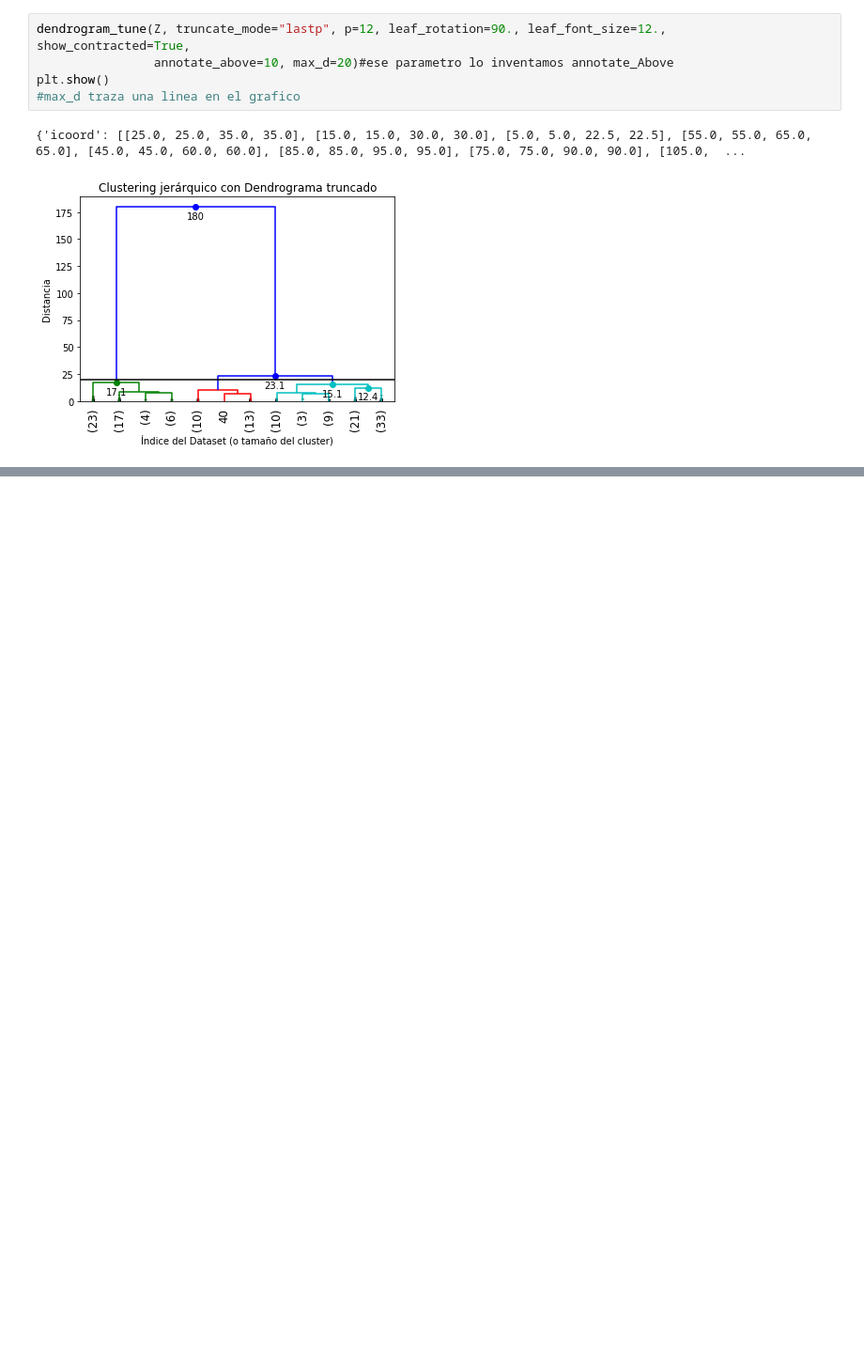
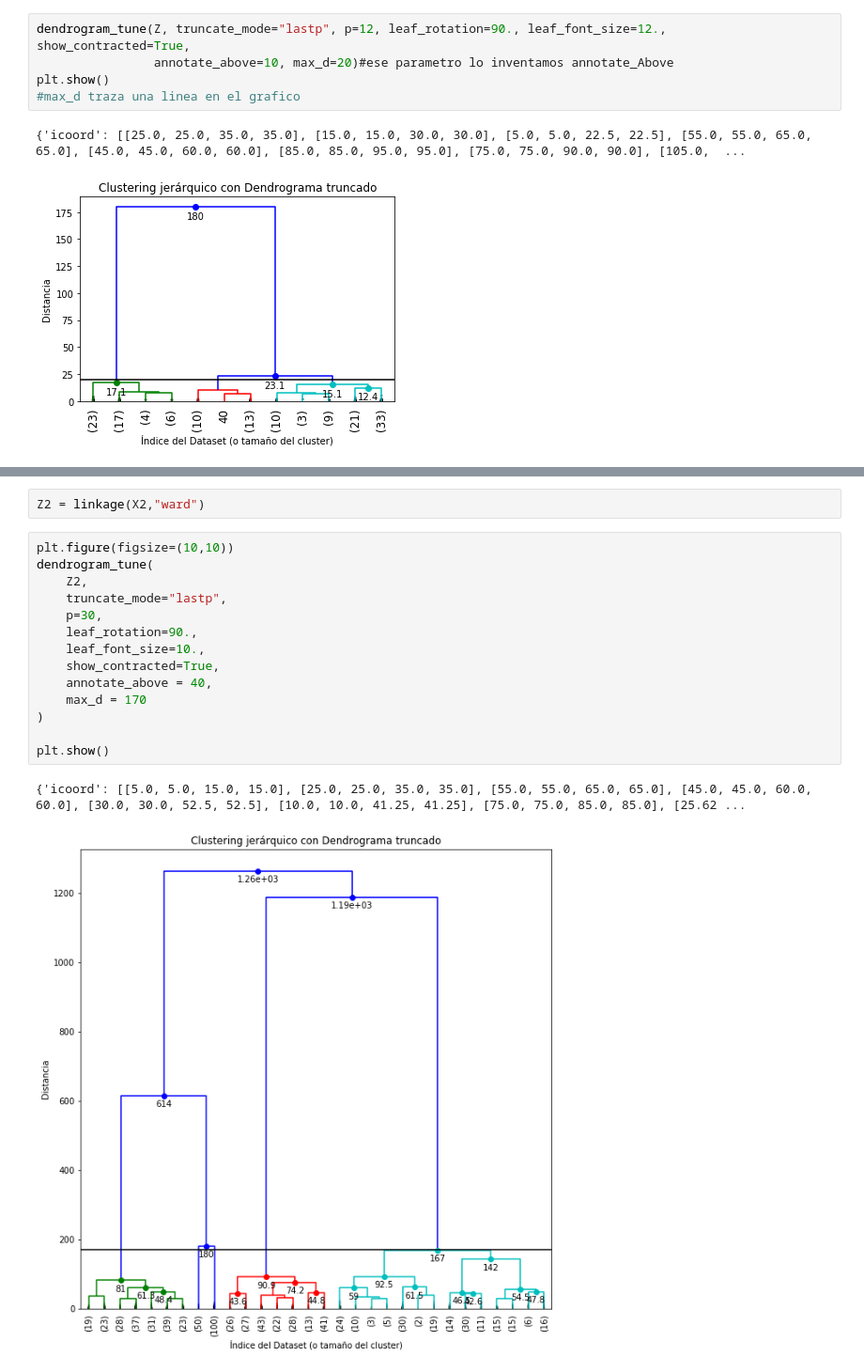
Before and after one commit to Karenahv/python-ml-curso, a Jupyter notebook: notebooks/T6 - 2 - Clustering Jerárquico.ipynb, the cells around one changed output, grey strips where cells are left out. Shown at 94% size. Cells and saved outputs as stored; diff of their text form; blank space fills up the shorter version.

```diff
--- a/notebooks/T6 - 2 - Clustering Jerárquico.ipynb
+++ b/notebooks/T6 - 2 - Clustering Jerárquico.ipynb
@@ -224,0 +293,19 @@ plt.show()
+# %%
+Z2 = linkage(X2,"ward")
+# %%
+plt.figure(figsize=(10,10))
+dendrogram_tune(
+    Z2,
+    truncate_mode="lastp",
+    p=30,
+    leaf_rotation=90.,
+    leaf_font_size=10.,
+    show_contracted=True,
+    annotate_above = 40,
+    max_d = 170
+)
+
+plt.show()
+# %% [output]
+{'icoord': [[5.0, 5.0, 15.0, 15.0], [25.0, 25.0, 35.0, 35.0], [55.0, 55.0, 65.0, 65.0], [45.0, 45.0, 60.0, 60.0], [30.0, 30.0, 52.5, 52.5], [10.0, 10.0, 41.25, 41.25], [75.0, 75.0, 85.0, 85.0], [25.62 ...
+[figure, added]
```
Also changed, not shown: parts of 12 cells of this notebook.
